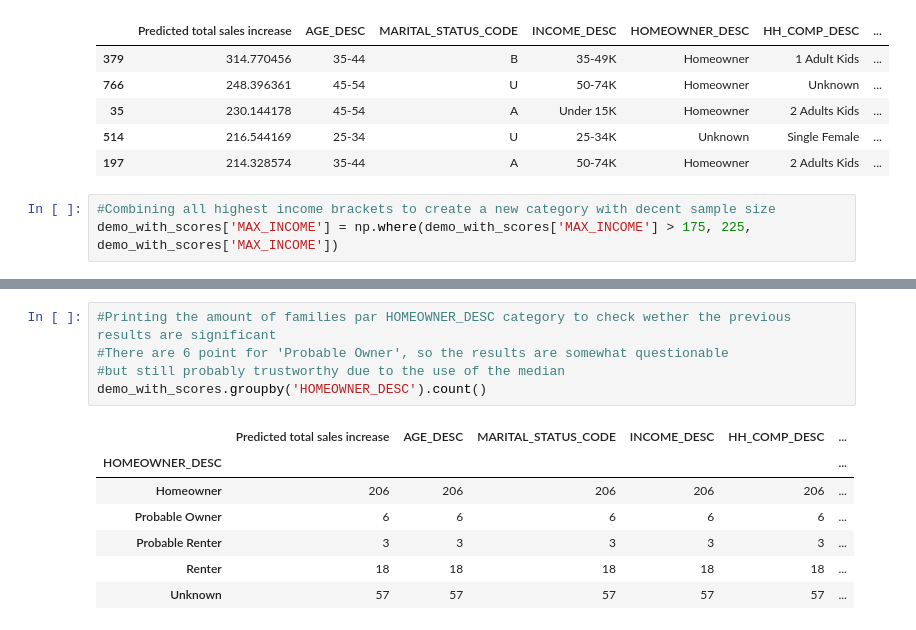
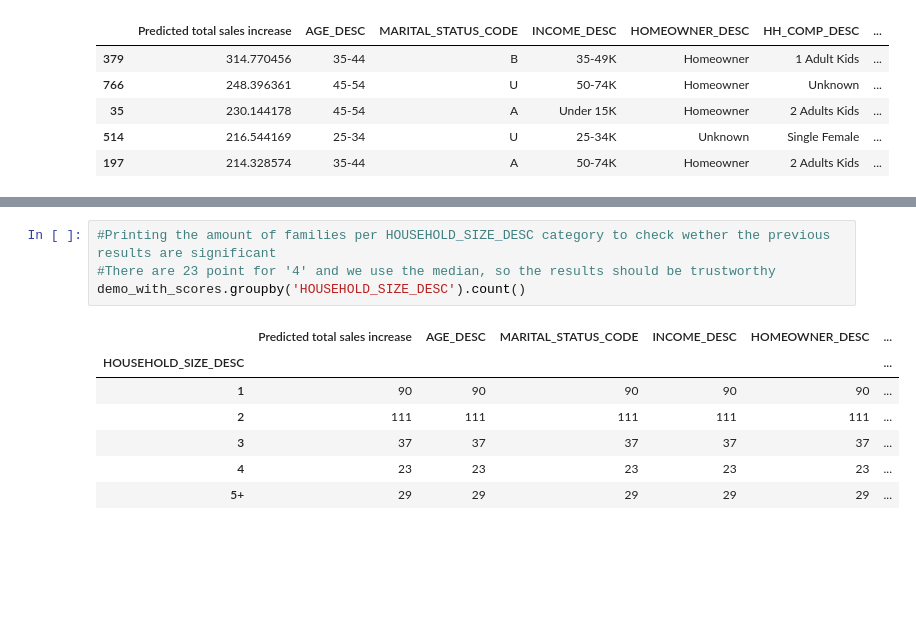
Before and after one commit to dhruti96shah/ada_project_pinkfluffybunnies, a Jupyter notebook: ada project.ipynb, the cells around one changed output, grey strips where cells are left out. Drawn from its saved outputs; the diff is of its cells as text; blank space fills up the shorter version.

```diff
--- a/ada project.ipynb
+++ b/ada project.ipynb
@@ -538,7 +538,4 @@ demo_with_scores.head()
 | 35 | 230.144178 | 45-54 | A | Under 15K | Homeowner | 2 Adults Kids | ... |
 | 514 | 216.544169 | 25-34 | U | 25-34K | Unknown | Single Female | ... |
 | 197 | 214.328574 | 35-44 | A | 50-74K | Homeowner | 2 Adults Kids | ... |
-# %%
-#Combining all highest income brackets to create a new category with decent sample size
-demo_with_scores['MAX_INCOME'] = np.where(demo_with_scores['MAX_INCOME'] > 175, 225, demo_with_scores['MAX_INCOME'])
 # %%
@@ -560,13 +628,12 @@ demo_with_scores.groupby('HH_COMP_DESC').median()[['Predicted total sales increa
 # %%
-#Printing the amount of families par HOMEOWNER_DESC category to check wether the previous results are significant
-#There are 6 point for 'Probable Owner', so the results are somewhat questionable
-#but still probably trustworthy due to the use of the median
-demo_with_scores.groupby('HOMEOWNER_DESC').count()
+#Printing the amount of families per HOUSEHOLD_SIZE_DESC category to check wether the previous results are significant
+#There are 23 point for '4' and we use the median, so the results should be trustworthy
+demo_with_scores.groupby('HOUSEHOLD_SIZE_DESC').count()
 # %% [output]
-|  | Predicted total sales increase | AGE_DESC | MARITAL_STATUS_CODE | INCOME_DESC | HH_COMP_DESC | ... |
-| HOMEOWNER_DESC |  |  |  |  |  | ... |
-| Homeowner | 206 | 206 | 206 | 206 | 206 | ... |
-| Probable Owner | 6 | 6 | 6 | 6 | 6 | ... |
-| Probable Renter | 3 | 3 | 3 | 3 | 3 | ... |
-| Renter | 18 | 18 | 18 | 18 | 18 | ... |
-| Unknown | 57 | 57 | 57 | 57 | 57 | ... |
+|  | Predicted total sales increase | AGE_DESC | MARITAL_STATUS_CODE | INCOME_DESC | HOMEOWNER_DESC | ... |
+| HOUSEHOLD_SIZE_DESC |  |  |  |  |  | ... |
+| 1 | 90 | 90 | 90 | 90 | 90 | ... |
+| 2 | 111 | 111 | 111 | 111 | 111 | ... |
+| 3 | 37 | 37 | 37 | 37 | 37 | ... |
+| 4 | 23 | 23 | 23 | 23 | 23 | ... |
+| 5+ | 29 | 29 | 29 | 29 | 29 | ... |
```
Also changed, not shown: parts of 33 cells of this notebook.
